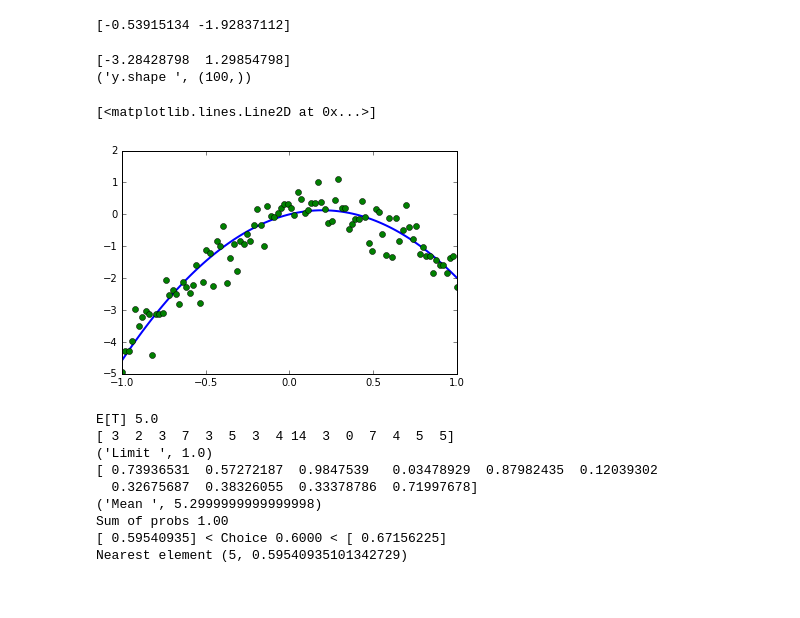
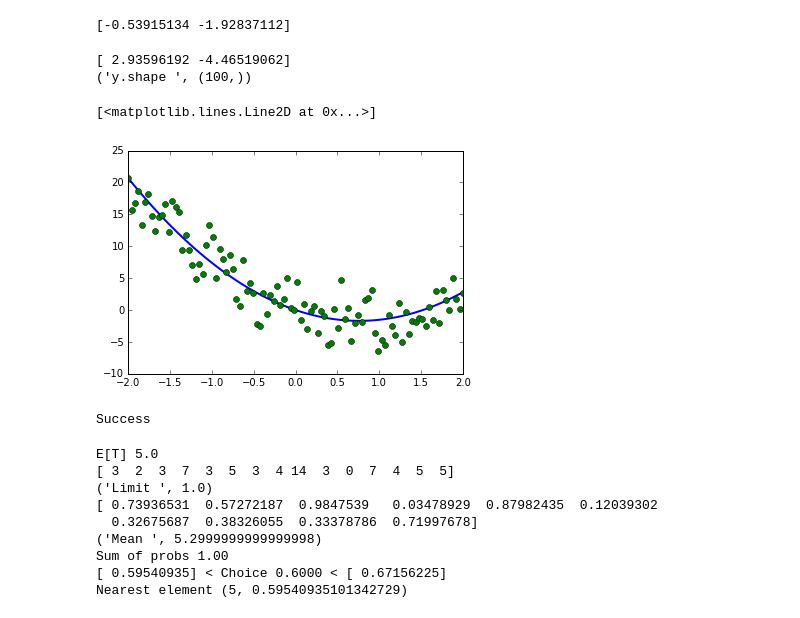
Before and after one commit to toologicbv/meta_learner, a Jupyter notebook: pytorch_expers.ipynb, the cells around one changed output. Drawn from its saved outputs; the diff is of its cells as text; code cells hidden in the pictures.

Commit message:
close to completing regression func optimization for meta and actV1

```diff
--- a/pytorch_expers.ipynb
+++ b/pytorch_expers.ipynb
@@ -84,14 +95,15 @@ print(samples)
 # %% [output]
 [-0.53915134 -1.92837112]
 # %%
+x_test = np.linspace(-2, 2, 100)
 new_true_params = get_true_params()
 print(new_true_params)
 y_test = true_mean_2d_polynomial(x_test, new_true_params)
-t_test = add_noise( y_test, sigma )
+t_test = add_noise( y_test, sigma=2.5 )
 plt.plot(x_test, y_test, 'b-', lw=2)
 plt.plot(x_test, t_test, 'go')
 # %% [output]
-[-3.28428798  1.29854798]
+[ 2.93596192 -4.46519062]
 ('y.shape ', (100,))
 [<matplotlib.lines.Line2D at 0x...>]
-[figure, old version]
+[figure, new version]
@@ -98,3 +121,9 @@ plt.plot(x_test, t_test, 'go')
+# %%
+with open("data/val_funcs_10000_2.5_3d.dll", 'wb') as f:
+    dill.dump(r_funcs, f)
+print("Success")
+# %% [output]
+Success
 # %%
 def find_nearest(array,value):
     idx = (np.abs(array-value)).argmin()
```
Also changed, not shown: parts of 28 cells of this notebook, 9 other files.
